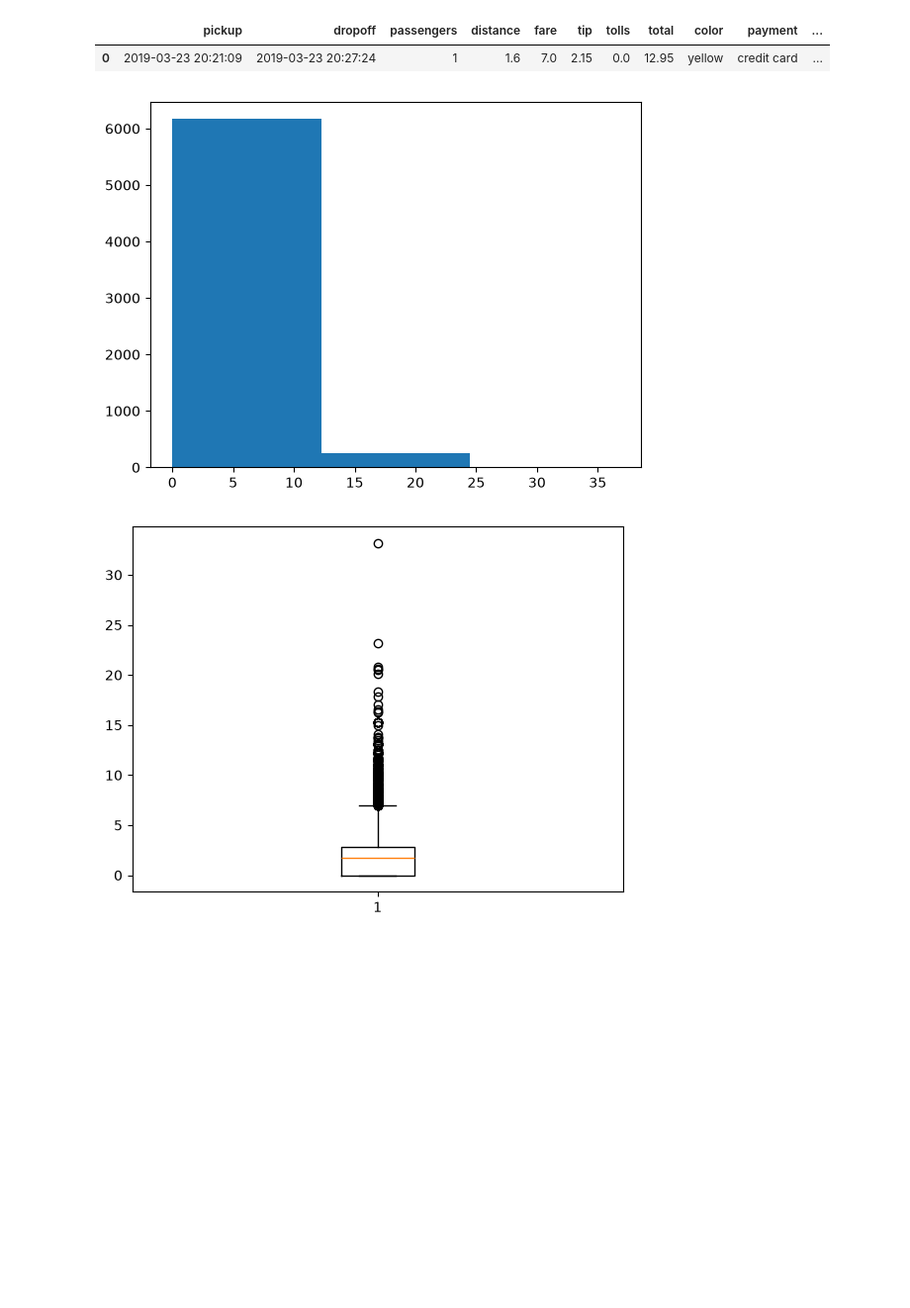
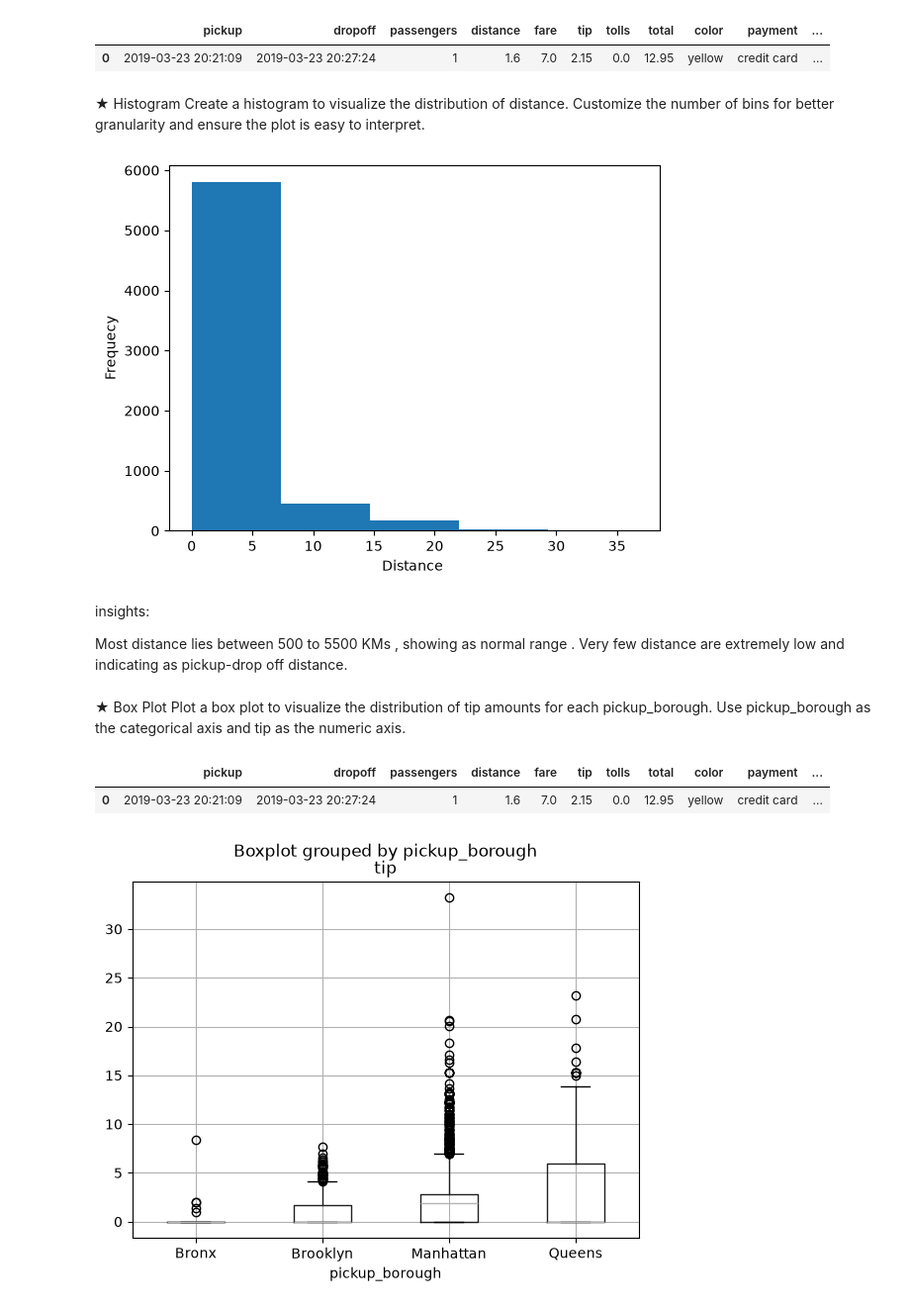
Before and after one commit to mincysuhail-star/Python_, a Jupyter notebook: pandasassgmnt11.ipynb, the cells around one changed output. Shown at 99% size. Saved outputs shown, nothing was run; the diff lists cells and outputs as text; code cells hidden in the pictures; blank space fills up the shorter version.

```diff
--- a/pandasassgmnt11.ipynb
+++ b/pandasassgmnt11.ipynb
@@ -127,15 +153,34 @@ df.head(1)
 # %% [output]
 |  | pickup | dropoff | passengers | distance | fare | tip | tolls | total | color | payment | ... |
 | 0 | 2019-03-23 20:21:09 | 2019-03-23 20:27:24 | 1 | 1.6 | 7.0 | 2.15 | 0.0 | 12.95 | yellow | credit card | ... |
+# %% [markdown]
+★ Histogram
+Create a histogram to visualize the distribution of distance. Customize the number of
+bins for better granularity and ensure the plot is easy to interpret.
 # %%
-plt.hist(df["distance"],bins=3)
+plt.hist(df["distance"],bins=5)
+plt.xlabel("Distance ")
+plt.ylabel("Frequecy")
 
 plt.show()
 # %% [output]
-[figure, old version]
+[figure, new version]
+# %% [markdown]
+insights:
+
+Most distance lies between 500 to 5500 KMs , showing as normal range .
+Very few distance are extremely low and indicating as pickup-drop off distance.
+# %% [markdown]
+★ Box Plot
+Plot a box plot to visualize the distribution of tip amounts for each pickup_borough.
+Use pickup_borough as the categorical axis and tip as the numeric axis.
+# %%
+df.head(1)
+# %% [output]
+|  | pickup | dropoff | passengers | distance | fare | tip | tolls | total | color | payment | ... |
+| 0 | 2019-03-23 20:21:09 | 2019-03-23 20:27:24 | 1 | 1.6 | 7.0 | 2.15 | 0.0 | 12.95 | yellow | credit card | ... |
 # %%
-plt.boxplot(df["tip"],)
-
+df.boxplot(column="tip",by="pickup_borough")
 plt.show()
 # %% [output]
-[figure, old version]
+[figure, new version]
```
Also changed, not shown: parts of 28 cells of this notebook.
